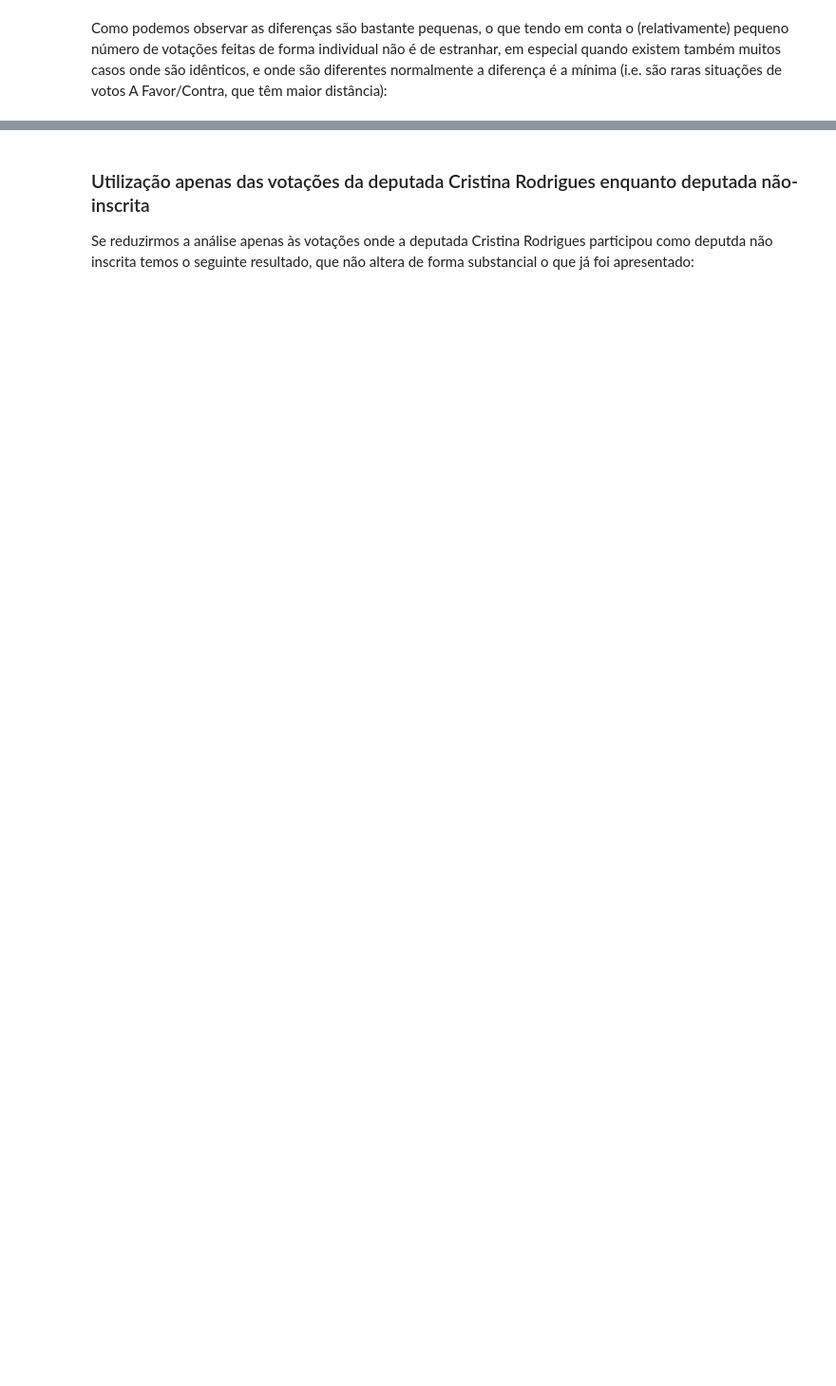
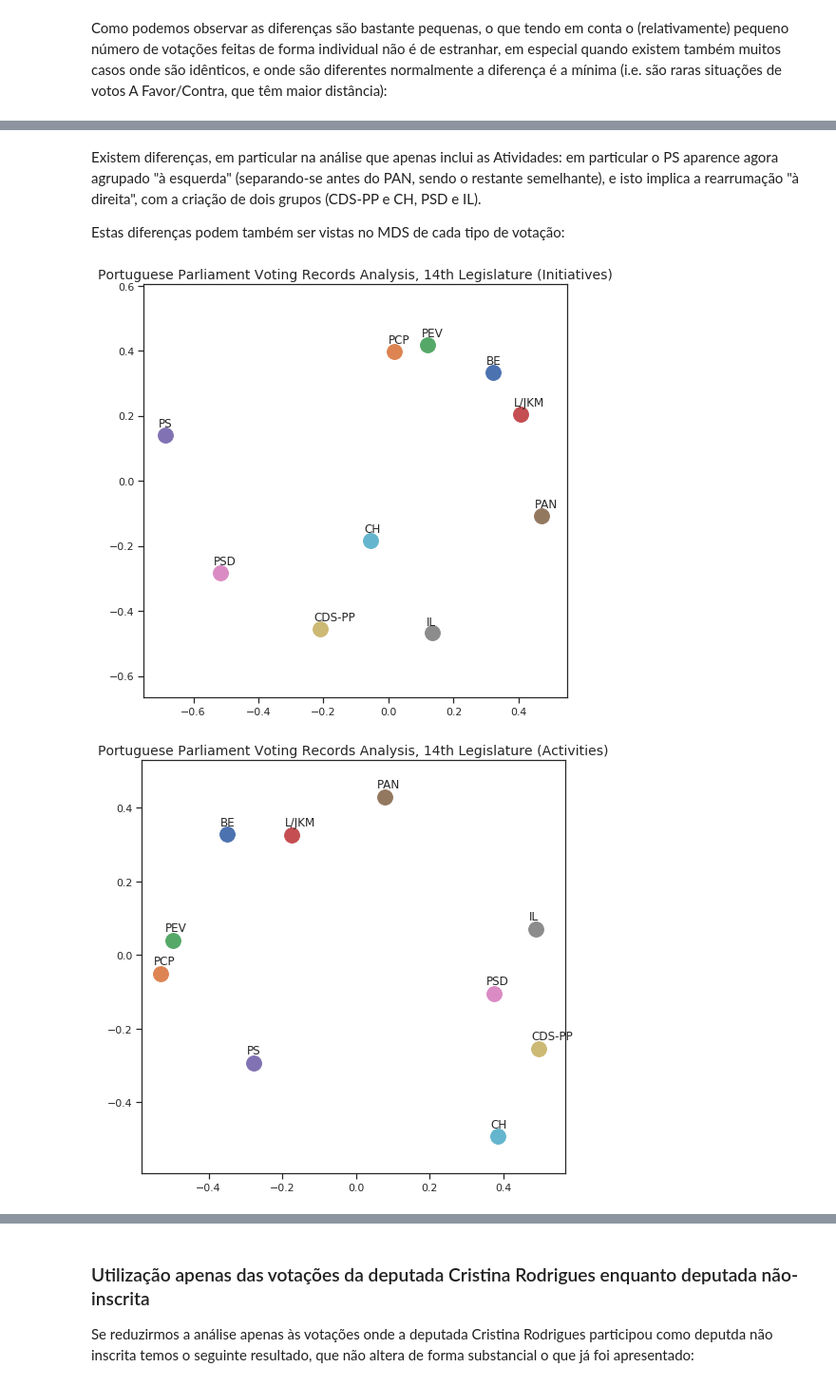
Before and after one commit to fsmunoz/pt-act-parlamentar, a Jupyter notebook: Actividade Parlamentar da XIV Legislatura.ipynb, the cells around one changed output, grey strips where cells are left out. Shown at 95% size. Cells and saved outputs as stored; diff of their text form; code cells hidden in the pictures; blank space fills up the shorter version.

```diff
--- a/Actividade Parlamentar da XIV Legislatura.ipynb
+++ b/Actividade Parlamentar da XIV Legislatura.ipynb
@@ -2201,0 +2315,47 @@ Voted differently: 34
+# %% [markdown]
+Existem diferenças, em particular na análise que apenas inclui as Atividades: em particular o PS aparence agora agrupado "à esquerda" (separando-se antes do PAN, sendo o restante semelhante), e isto implica a rearrumação "à direita", com a criação de dois grupos (CDS-PP e CH, PSD e IL).
+
+Estas diferenças podem também ser vistas no MDS de cada tipo de votação:
+# %%
+from sklearn.manifold import MDS
+import numpy as np
+mds_act = MDS(n_components=2, dissimilarity='precomputed',random_state=2020, n_init=100, max_iter=1000)
+mds_ini = MDS(n_components=2, dissimilarity='precomputed',random_state=2020, n_init=100, max_iter=1000)
+
+distmat_act_mm=((distmat_act-distmat_act.min().min())/(distmat_act.max().max()-distmat_act.min().min()))*1
+distmat_ini_mm=((distmat_ini-distmat_ini.min().min())/(distmat_ini.max().max()-distmat_ini.min().min()))*1
+
+## We use the normalised distance matrix but results would
+## be similar with the original one, just with a different scale/axis
+results_act = mds_act.fit(distmat_act_mm.values)
+coords_act = results_act.embedding_
+
+results_ini = mds_ini.fit(distmat_ini_mm.values)
+coords_ini= results_ini.embedding_
+
+## Graphic options
+sns.set()
+sns.set_style("ticks")
+
+fig, ax = plt.subplots(figsize=(8,8))
+
+plt.title('Portuguese Parliament Voting Records Analysis, 14th Legislature (Initiatives)', fontsize=14)
+
+for label, x, y in zip(distmat_ini_mm.columns, coords_ini[:, 0], coords_ini[:, 1]):
+    ax.scatter(x, y, s=250)
+    ax.axis('equal')
+    ax.annotate(label,xy = (x-0.02, y+0.025))
+plt.show()
+
+fig, ax = plt.subplots(figsize=(8,8))
+
+plt.title('Portuguese Parliament Voting Records Analysis, 14th Legislature (Activities)', fontsize=14)
+
+for label, x, y in zip(distmat_act_mm.columns, coords_act[:, 0], coords_act[:, 1]):
+    ax.scatter(x, y, s=250)
+    ax.axis('equal')
+    ax.annotate(label,xy = (x-0.02, y+0.025))
+plt.show()
+# %% [output]
+[figure, added]
+[figure, added]
```
Also changed, not shown: parts of 43 cells of this notebook.
